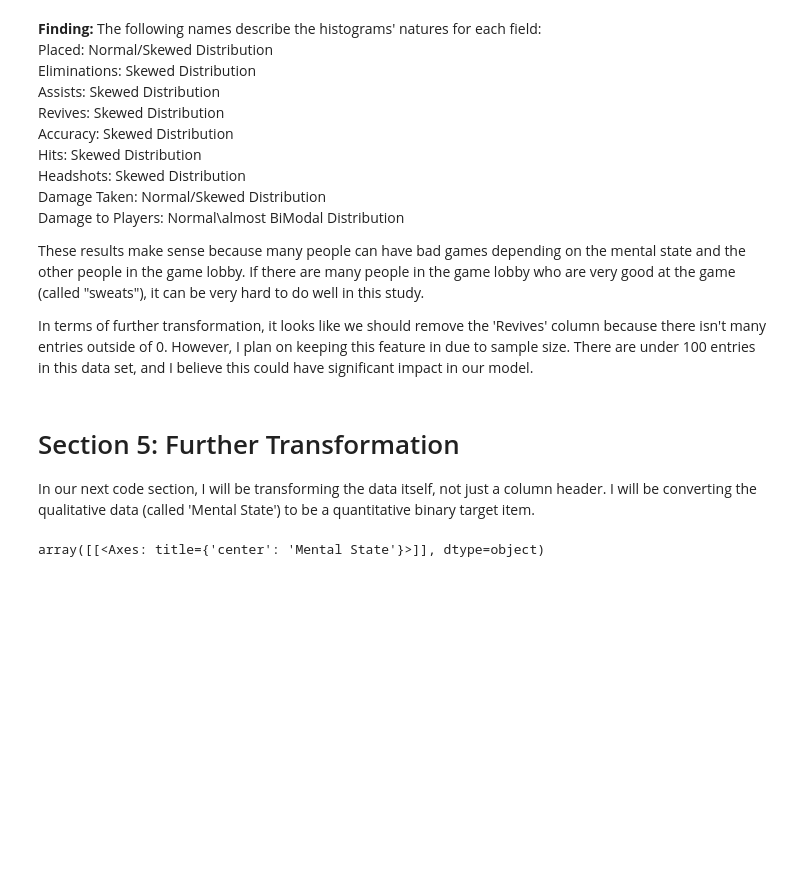
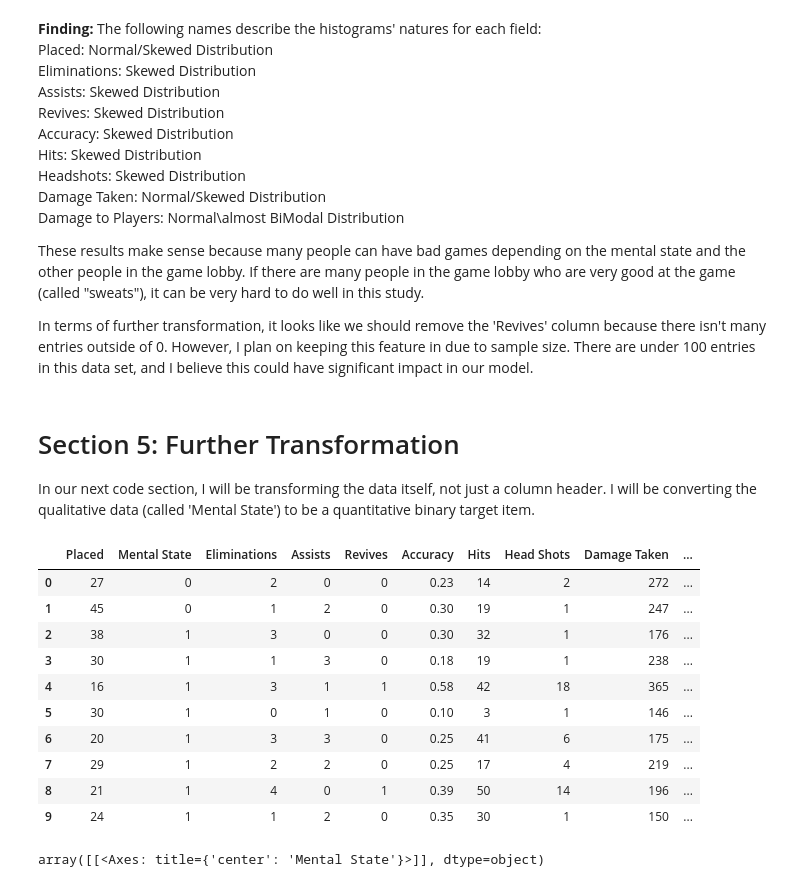
Before and after one commit to karlidean/applied-ml-karlidean, a Jupyter notebook: notebooks/d2/d2_explore_features.ipynb, the cells around one changed output. Cells and saved outputs as stored; diff of their text form; code cells hidden in the pictures; blank space fills up the shorter version.

```diff
--- a/notebooks/d2/d2_explore_features.ipynb
+++ b/notebooks/d2/d2_explore_features.ipynb
@@ -146,6 +146,25 @@ In our next code section, I will be transforming the data itself, not just a col
 # %%
 # Transforming categorical data into binary data (0,1)
 fortnite['Mental State'] = fortnite['Mental State'].map({'sober': 0, 'high': 1})
+# %%
+# Transforming all decimal data to be rounded to 2 decimals. This will not change int64's.
+fortnite = fortnite.round(2)
+# %%
+# Checking to make sure the transformations loaded correctly
+
+fortnite.head(10)
+# %% [output]
+|  | Placed | Mental State | Eliminations | Assists | Revives | Accuracy | Hits | Head Shots | Damage Taken | ... |
+| 0 | 27 | 0 | 2 | 0 | 0 | 0.23 | 14 | 2 | 272 | ... |
+| 1 | 45 | 0 | 1 | 2 | 0 | 0.30 | 19 | 1 | 247 | ... |
+| 2 | 38 | 1 | 3 | 0 | 0 | 0.30 | 32 | 1 | 176 | ... |
+| 3 | 30 | 1 | 1 | 3 | 0 | 0.18 | 19 | 1 | 238 | ... |
+| 4 | 16 | 1 | 3 | 1 | 1 | 0.58 | 42 | 18 | 365 | ... |
+| 5 | 30 | 1 | 0 | 1 | 0 | 0.10 | 3 | 1 | 146 | ... |
+| 6 | 20 | 1 | 3 | 3 | 0 | 0.25 | 41 | 6 | 175 | ... |
+| 7 | 29 | 1 | 2 | 2 | 0 | 0.25 | 17 | 4 | 219 | ... |
+| 8 | 21 | 1 | 4 | 0 | 1 | 0.39 | 50 | 14 | 196 | ... |
+| 9 | 24 | 1 | 1 | 2 | 0 | 0.35 | 30 | 1 | 150 | ... |
 # %%
 # Running a histogram to confirm the change was to binary digits, not categorical.
 fortnite.hist('Mental State')
```
Also changed, not shown: 1 other file.
